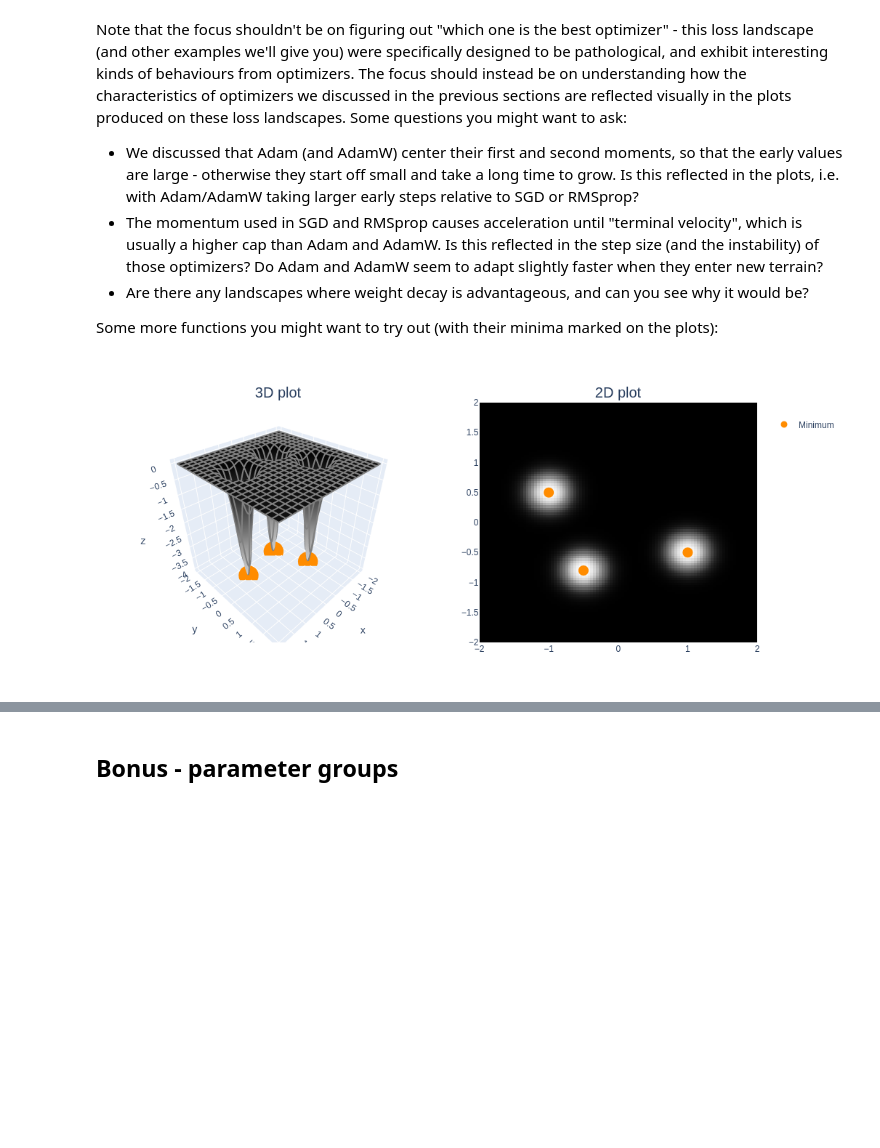
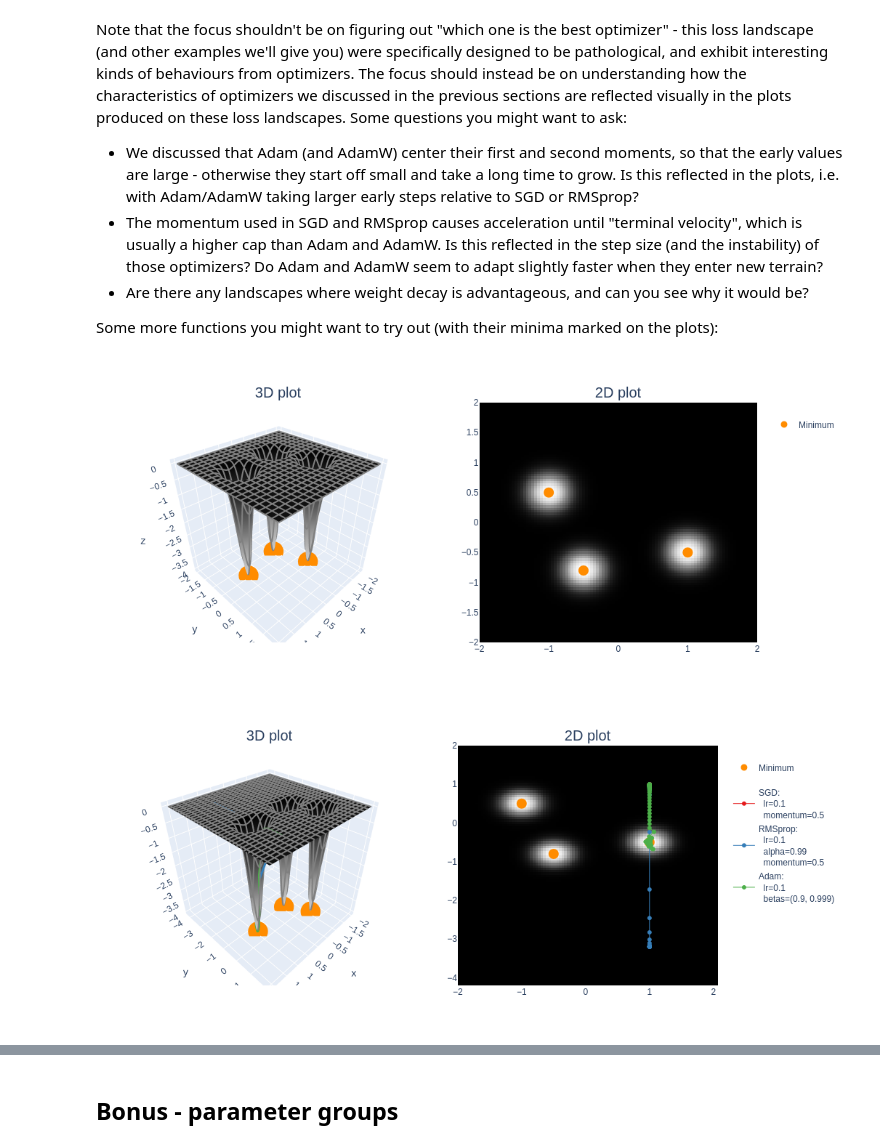
Before and after one commit to Shimin-Zhang/ARENA_Progress, a Jupyter notebook: chapter0_fundamentals/exercises/part3_optimization/0.3_Optimization_exercises.ipynb, the cells around one changed output, grey strips where cells are left out. Cells and saved outputs as stored; diff of their text form; code cells hidden in the pictures; blank space fills up the shorter version.

```diff
--- a/chapter0_fundamentals/exercises/part3_optimization/0.3_Optimization_exercises.ipynb
+++ b/chapter0_fundamentals/exercises/part3_optimization/0.3_Optimization_exercises.ipynb
@@ -1051,29 +1051,45 @@ Some more functions you might want to try out (with their minima marked on the p
 # %%
 def bivariate_gaussian(x, y, x_mean=0.0, y_mean=0.0, x_sig=1.0, y_sig=1.0):
     norm = 1 / (2 * np.pi * x_sig * y_sig)
     x_exp = 0.5 * ((x - x_mean) ** 2) / (x_sig**2)
     y_exp = 0.5 * ((y - y_mean) ** 2) / (y_sig**2)
     return norm * t.exp(-x_exp - y_exp)
 
 
 means = [(1.0, -0.5), (-1.0, 0.5), (-0.5, -0.8)]
 
 
 def neg_trimodal_func(x, y):
     """
     This function has 3 global minima, at `means`. Unstable methods can overshoot these minima, and
     non-adaptive methods can fail to converge to them in the first place given how shallow the
     gradients are everywhere except in the close vicinity of the minima.
     """
     z = -bivariate_gaussian(x, y, x_mean=means[0][0], y_mean=means[0][1], x_sig=0.2, y_sig=0.2)
     z -= bivariate_gaussian(x, y, x_mean=means[1][0], y_mean=means[1][1], x_sig=0.2, y_sig=0.2)
     z -= bivariate_gaussian(x, y, x_mean=means[2][0], y_mean=means[2][1], x_sig=0.2, y_sig=0.2)
     return z
 
 
 plot_fn(neg_trimodal_func, x_range=(-2, 2), y_range=(-2, 2), min_points=means)
+
+points = []
+optimizer_list = [
+    (SGD, {"lr": 0.1, "momentum": 0.5}),
+    (RMSprop, {"lr": 0.1, "alpha": 0.99, "momentum": 0.5}),
+    (Adam, {"lr": 0.1, "betas": (0.9, 0.999)}),
+]
+
+points = []
+for optimizer_class, params in optimizer_list:
+    xy = t.tensor([1.0, 1.0], requires_grad=True)
+    xys = opt_fn(neg_trimodal_func, xy=xy, optimizer_class=optimizer_class, optimizer_hyperparams=params)
+    points.append((xys, optimizer_class, params))
+
+plot_fn_with_points(neg_trimodal_func, points=points, x_range=(-2, 2), y_range=(-2, 2), min_points=means)
 # %% [output]
 [figure]
+[figure, added]
 # %%
 def rosenbrocks_banana_func(x: Tensor, y: Tensor, a=1, b=100) -> Tensor:
     """
```
Also changed, not shown: parts of 6 cells of this notebook.
